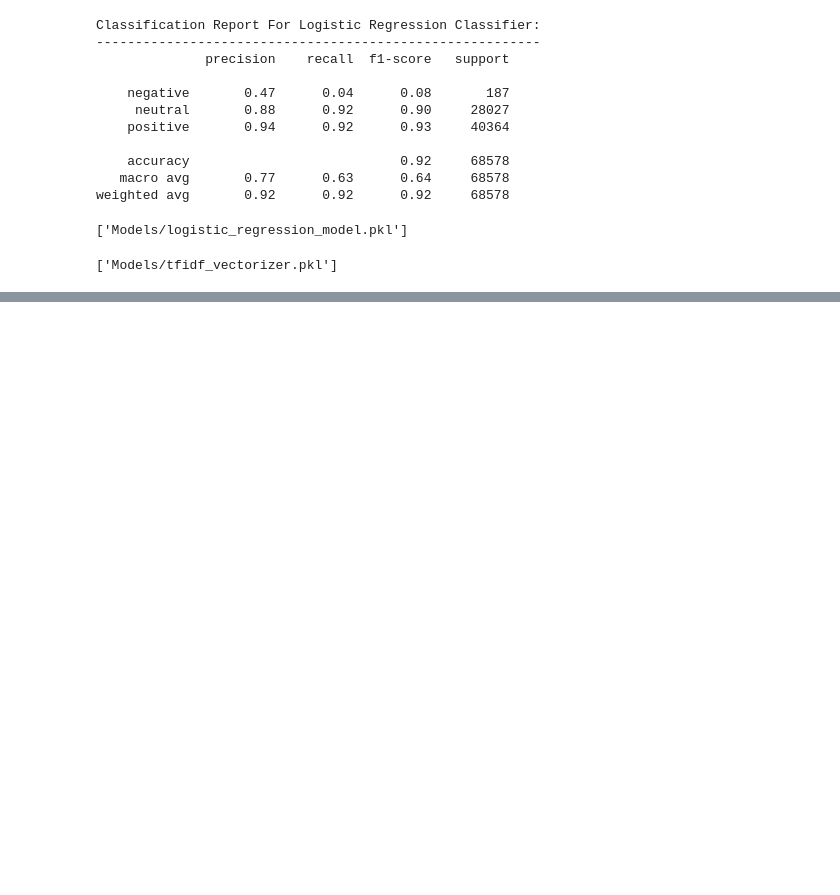
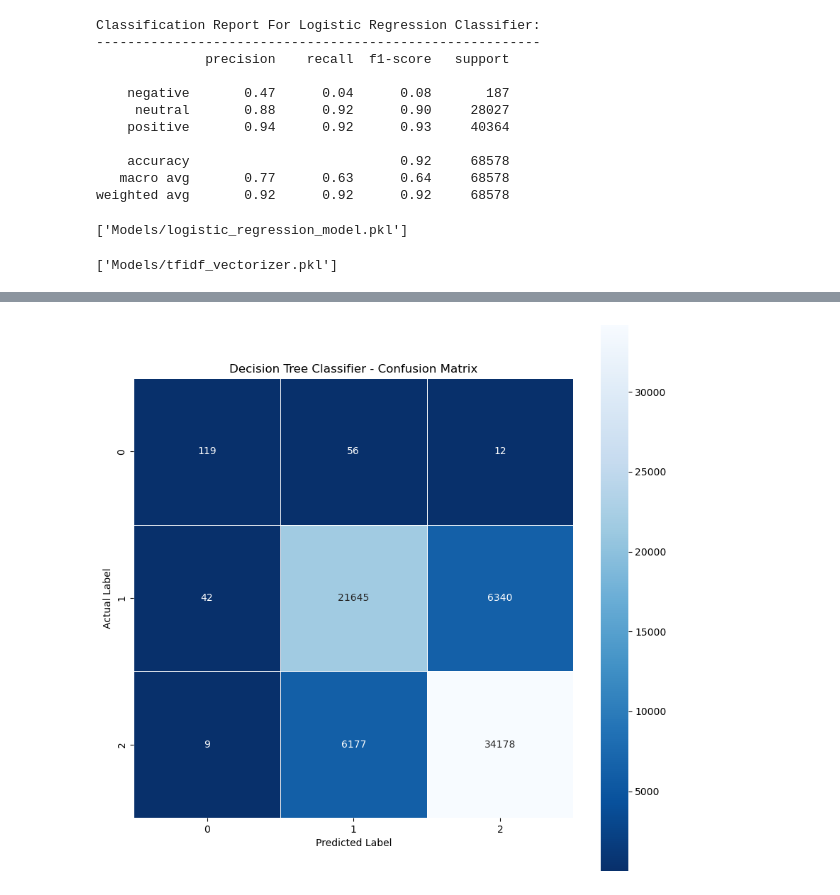
Before and after one commit to ApoorvaMahishwar/Airbnb_Review_Sentiment_Analysis, a Jupyter notebook: 02_machine_learning.ipynb, the cells around one changed output, grey strips where cells are left out. Cells and saved outputs as stored; diff of their text form; code cells hidden in the pictures; blank space fills up the shorter version.

```diff
--- a/02_machine_learning.ipynb
+++ b/02_machine_learning.ipynb
@@ -332,0 +463,22 @@ joblib.dump(vectorizer, 'Models/tfidf_vectorizer.pkl')
+# %%
+print("Evaluation for: Decision Tree Classifier".center(57, '_'))
+
+dtc = DecisionTreeClassifier()
+
+dtc.fit(X_train, y_train)
+
+dtc_prediction = dtc.predict(X_test)
+dtc_accuracy_score = accuracy_score(y_test, dtc_prediction)
+dtc_precision_score = precision_score(
+    y_test, dtc_prediction, average="weighted")
+dtc_recall_score = recall_score(y_test, dtc_prediction, average="weighted")
+dtc_f1_score = f1_score(y_test, dtc_prediction, average="weighted")
+
+print(f"Model Type: {dtc}")
+print(f"Prediciton: {dtc_prediction}")
+print('-' * 57)
+
+print(f"Accuracy Score:  {(dtc_accuracy_score):%}")
+print(f"Precision Score: {(dtc_precision_score):%}")
+print(f"Recall Score:    {(dtc_recall_score):%}")
+print(f"F1-Score:        {(dtc_f1_score):%}")
@@ -332,0 +494,13 @@ joblib.dump(vectorizer, 'Models/tfidf_vectorizer.pkl')
+# %%
+# Plotting the Confusion Matrix:
+dtc_confusion_matrix = confusion_matrix(y_test, dtc_prediction)
+
+plt.figure(figsize=(10, 10))
+sns.heatmap(dtc_confusion_matrix, annot=True, fmt=".0f",
+            linewidths=0.7, square=True, cmap="Blues_r")
+plt.ylabel("Actual Label")
+plt.xlabel("Predicted Label")
+plt.title("Decision Tree Classifier - Confusion Matrix")
+plt.show()
+# %% [output]
+[figure, added]
```
Also changed, not shown: parts of 37 cells of this notebook.
